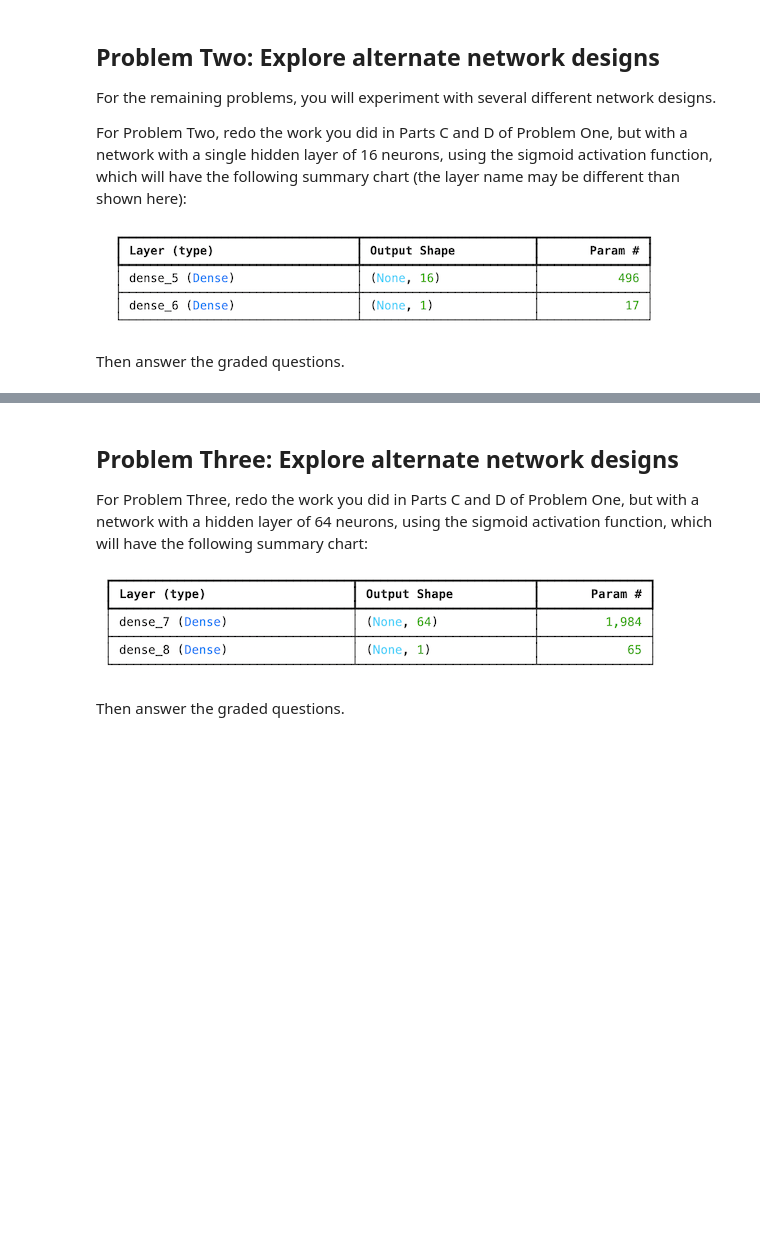
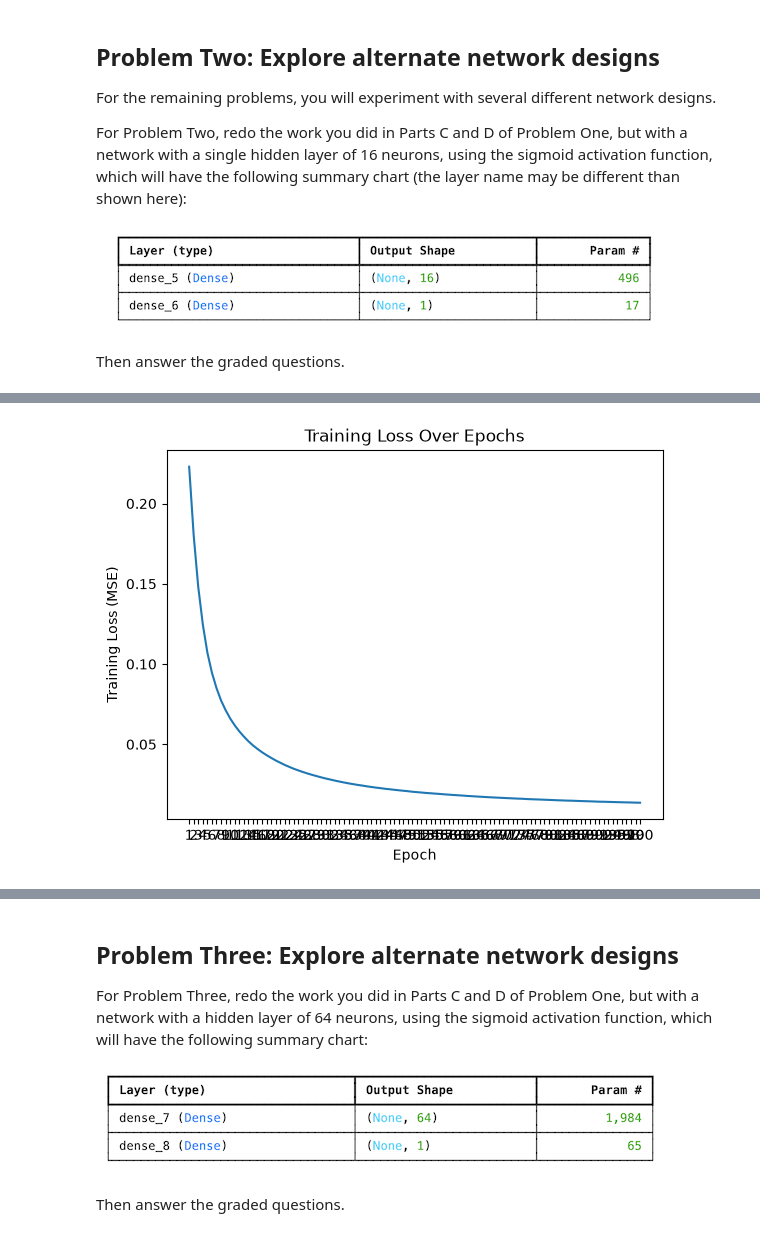
Before and after one commit to nwing2/DX703_Homework, a Jupyter notebook: DX703_Homework_01.ipynb, the cells around one changed output, grey strips where cells are left out. Cells and saved outputs as stored; diff of their text form; code cells hidden in the pictures; blank space fills up the shorter version.

```diff
--- a/DX703_Homework_01.ipynb
+++ b/DX703_Homework_01.ipynb
@@ -283,4 +453,23 @@ will have the following summary chart (the layer name may be different than show
 
 Then answer the graded questions.
 # %%
-# Your code here, add additional cells if you wish
+n_epochs = 100
+
+model2 = keras.Sequential(
+    [
+       keras.layers.Input(shape=(X_train.shape[1],)),
+        keras.layers.Dense(16, activation="sigmoid"),
+       keras.layers.Dense(1, activation="sigmoid")
+    ]
+)
+
+
+model2.compile(optimizer="adam",
+                       loss="mse",
+                       metrics=["accuracy"])
+
+history2 = model2.fit(X_train_scaled,
+                            y_train,
+                            epochs = n_epochs,
+                            verbose = 1
+                            )
@@ -286,0 +494,11 @@ Then answer the graded questions.
+# %%
+plt.title("Training Loss Over Epochs")
+plt.plot(range(1, n_epochs+1), history2.history["loss"])
+plt.xlabel("Epoch")
+plt.ylabel("Training Loss (MSE)")
+plt.xticks(range(1, n_epochs+1))
+plt.show()
+
+print(f'Final Training Loss: {history2.history["loss"][-1]:4f}')
+# %% [output]
+[figure, added]
```
Also changed, not shown: parts of 54 cells of this notebook.
